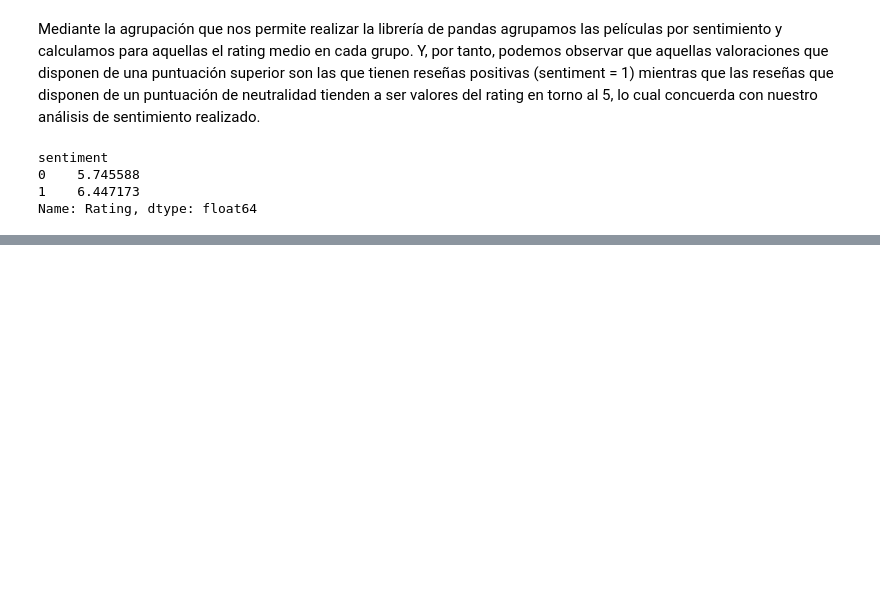
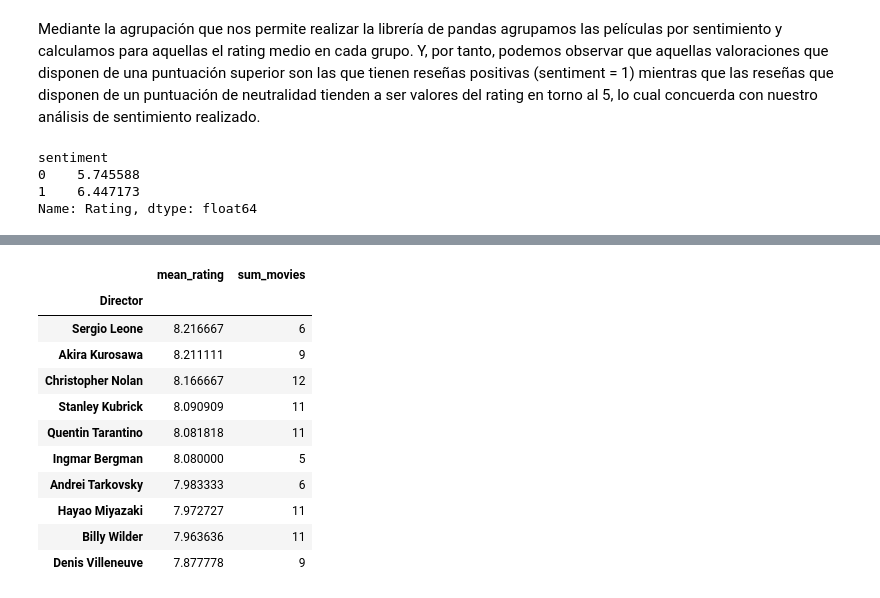
Before and after one commit to jfernandlg/TFG-analisis_dataset, a Jupyter notebook: main/notebooks/02_sentiment_analyzer.ipynb, the cells around one changed output, grey strips where cells are left out. Saved outputs shown, nothing was run; the diff lists cells and outputs as text; code cells hidden in the pictures; blank space fills up the shorter version.

```diff
--- a/main/notebooks/02_sentiment_analyzer.ipynb
+++ b/main/notebooks/02_sentiment_analyzer.ipynb
@@ -66,0 +110,21 @@ Name: Rating, dtype: float64
+# %%
+top_directors = df.groupby('Director').agg(
+    mean_rating=("Rating", "mean"),
+    sum_movies=("Rating", "count")
+)
+top_directors = top_directors[top_directors['sum_movies'] >= 5]
+top_directors = top_directors.sort_values('mean_rating', ascending=False).head(10)
+top_directors
+# %% [output]
+|  | mean_rating | sum_movies |
+| Director |  |  |
+| Sergio Leone | 8.216667 | 6 |
+| Akira Kurosawa | 8.211111 | 9 |
+| Christopher Nolan | 8.166667 | 12 |
+| Stanley Kubrick | 8.090909 | 11 |
+| Quentin Tarantino | 8.081818 | 11 |
+| Ingmar Bergman | 8.080000 | 5 |
+| Andrei Tarkovsky | 7.983333 | 6 |
+| Hayao Miyazaki | 7.972727 | 11 |
+| Billy Wilder | 7.963636 | 11 |
+| Denis Villeneuve | 7.877778 | 9 |
```
Also changed, not shown: parts of 7 cells of this notebook, 3 other files.
